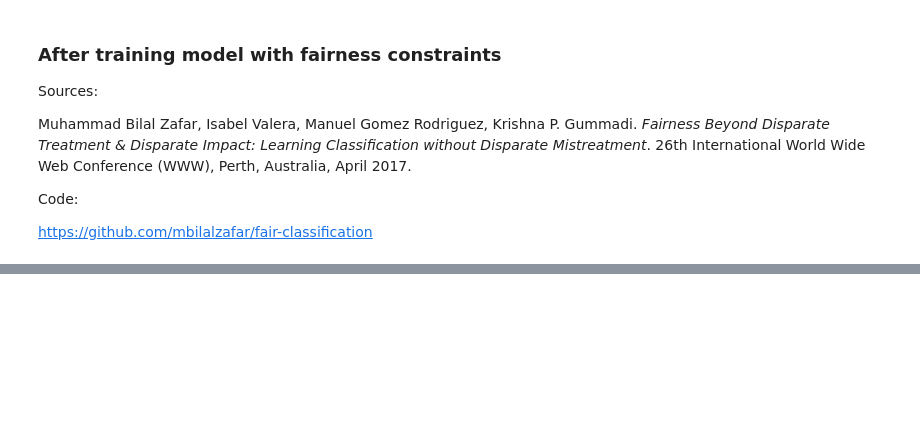
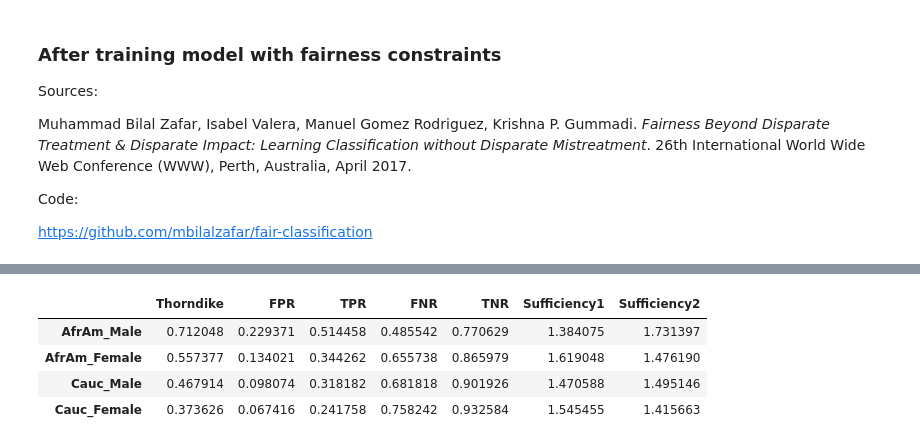
Before and after one commit to llmlks/fairness-recidivism, a Jupyter notebook: Project3.ipynb, the cells around one changed output, grey strips where cells are left out. Cells and saved outputs as stored; diff of their text form; code cells hidden in the pictures; blank space fills up the shorter version.

Commit message:
Print all scores

```diff
--- a/Project3.ipynb
+++ b/Project3.ipynb
@@ -360,3 +360,73 @@ Code:
 https://github.com/mbilalzafar/fair-classification
 # %%
 from fair_classification import funcs_disp_mist as fdm
+# %%
+sensitive_attrs = np.array(['race_Caucasian'])
+
+x_control_train = X_train[sensitive_attrs]
+x_control_test = X_test[sensitive_attrs]
+
+x_train = X_train.drop(columns=['race_Caucasian', 'sex_Male']).to_numpy()
+x_test = X_test.drop(columns=['race_Caucasian', 'sex_Male']).to_numpy()
+
+y_train[y_train == 0] = -1
+y_test[y_test == 0] = -1
+
+
+cons_params = None
+loss_function = "logreg" # perform the experiments with logistic regression
+EPS = 1e-6
+
+
+def train_test_classifier():
+    w = fdm.train_model_disp_mist(x_train, y_train, x_control_train, loss_function, EPS, cons_params)
+
+    tr_score, te_score, cov_train, cov_test, s_fp_fn_train, s_fp_fn_test, tr_labels, te_labels = (
+        fdm.get_clf_stats(w, x_train, y_train, x_control_train, x_test, y_test, x_control_test, sensitive_attrs)
+    )
+
+    return w, te_labels
+
+
+def get_all_scores(male, caucasian, predicted_labels, x=X_test, y=y_test, idx_f=get_idx):
+    idx = idx_f(x, male, caucasian)
+    y = y[idx]
+    preds = predicted_labels[idx]
+
+    tp = np.sum((y == 1) & (preds == 1))
+    tn = np.sum((y == -1) & (preds == -1))
+    fp = np.sum((y == -1) & (preds == 1))
+    fn = np.sum((y == 1) & (preds == -1))
+
+    return {
+        'Thorndike': (tp + fp) / (tp + fn), 'FPR': fp / (fp + tn),
+        'TPR': tp / (tp + fn), 'FNR': fn / (fn + tp), 'TNR': tn / (tn + fp),
+        'Sufficiency1': (tp + fp) / tp, 'Sufficiency2': (tn + fn) / tn
+    }
+
+
+def get_all(preds):
+    afram_male = get_all_scores(1, 0, preds)
+    afram_female = get_all_scores(0, 0, preds)
+    cauc_male = get_all_scores(1, 1, preds)
+    cauc_female = get_all_scores(0, 1, preds)
+
+    afram = get_all_scores(1, 0, preds, idx_f=get_idx_race)
+    cauc = get_all_scores(1, 1, preds, idx_f=get_idx_race)
+
+    male = get_all_scores(1, 0, preds, idx_f=get_idx_sex)
+    female = get_all_scores(0, 1, preds, idx_f=get_idx_sex)
+
+    return (
+        pd.DataFrame([afram_male, afram_female, cauc_male, cauc_female],
+                     index=['AfrAm_Male', 'AfrAm_Female', 'Cauc_Male', 'Cauc_Female']),
+        pd.DataFrame([afram, cauc], index=['AfrAm', 'Cauc']),
+        pd.DataFrame([male, female], index=['Male', 'Female'])
+    )
+
+print("== Unconstrained (original) classifier ==")
+w_uncons, te_labels = train_test_classifier()
+both, race, sex = get_all(te_labels)
+
+both
+# %% [output]
@@ -362,0 +440,5 @@ from fair_classification import funcs_disp_mist as fdm
+|  | Thorndike | FPR | TPR | FNR | TNR | Sufficiency1 | Sufficiency2 |
+| AfrAm_Male | 0.712048 | 0.229371 | 0.514458 | 0.485542 | 0.770629 | 1.384075 | 1.731397 |
+| AfrAm_Female | 0.557377 | 0.134021 | 0.344262 | 0.655738 | 0.865979 | 1.619048 | 1.476190 |
+| Cauc_Male | 0.467914 | 0.098074 | 0.318182 | 0.681818 | 0.901926 | 1.470588 | 1.495146 |
+| Cauc_Female | 0.373626 | 0.067416 | 0.241758 | 0.758242 | 0.932584 | 1.545455 | 1.415663 |
```
Also changed, not shown: parts of 24 cells of this notebook, 1 other file.
